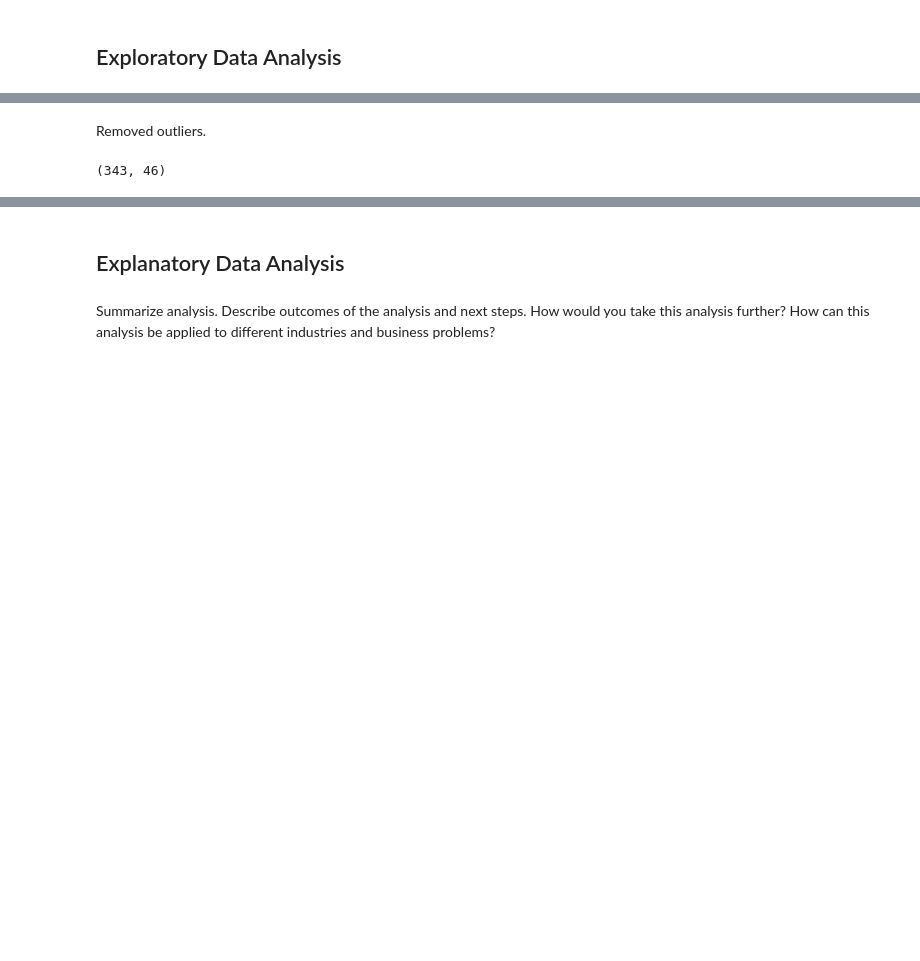
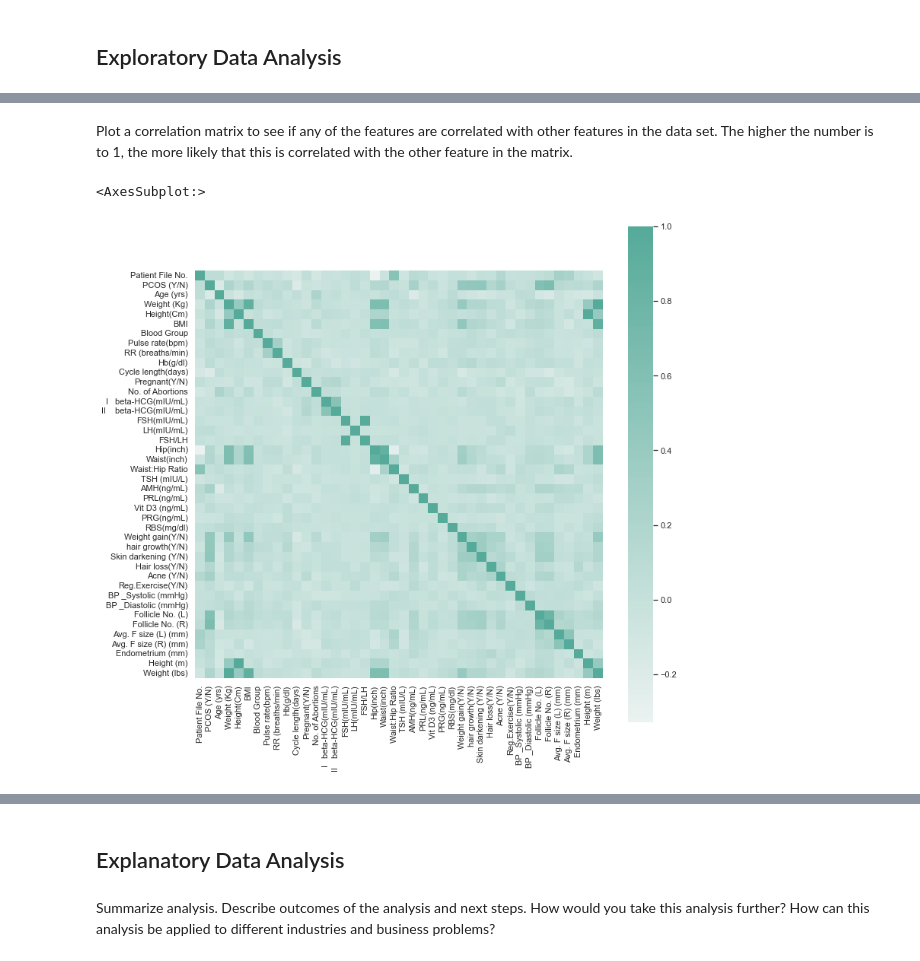
Before and after one commit to powellsarahbeth/PCOS_EDA, a Jupyter notebook: PCOS_Analysis.ipynb, the cells around one changed output, grey strips where cells are left out. Cells and saved outputs as stored; diff of their text form; code cells hidden in the pictures; blank space fills up the shorter version.

```diff
--- a/PCOS_Analysis.ipynb
+++ b/PCOS_Analysis.ipynb
@@ -338,0 +347,12 @@ dtype: int64
+# %%
+PCOS_woinf['Patient File No.'] = pd.to_numeric(PCOS_woinf['Patient File No.'], errors = 'coerce').astype('int64')
+PCOS_woinf['Age (yrs)'] = pd.to_numeric(PCOS_woinf['Age (yrs)'], errors = 'coerce').astype('int64')
+PCOS_woinf['Blood Group'] = pd.to_numeric(PCOS_woinf['Blood Group'], errors = 'coerce').astype('int64')
+PCOS_woinf['Pulse rate(bpm)'] = pd.to_numeric(PCOS_woinf['Pulse rate(bpm)'], errors = 'coerce').astype('int64')
+PCOS_woinf['RR (breaths/min)'] = pd.to_numeric(PCOS_woinf['RR (breaths/min)'], errors = 'coerce').astype('int64')
+PCOS_woinf['Cycle length(days)'] = pd.to_numeric(PCOS_woinf['Cycle length(days)'], errors = 'coerce').astype('int64')
+PCOS_woinf['No. of Abortions'] = pd.to_numeric(PCOS_woinf['No. of Abortions'], errors = 'coerce').astype('int64')
+PCOS_woinf['BP _Systolic (mmHg)'] = pd.to_numeric(PCOS_woinf['BP _Systolic (mmHg)'], errors = 'coerce').astype('int64')
+PCOS_woinf['BP _Diastolic (mmHg)'] = pd.to_numeric(PCOS_woinf['BP _Diastolic (mmHg)'], errors = 'coerce').astype('int64')
+PCOS_woinf['Follicle No. (L)'] = pd.to_numeric(PCOS_woinf['Follicle No. (L)'], errors = 'coerce').astype('int64')
+PCOS_woinf['Avg. F size (R) (mm)'] = pd.to_numeric(PCOS_woinf['Avg. F size (R) (mm)'], errors = 'coerce').astype('int64')
@@ -338,0 +364,3 @@ dtype: int64
+# %%
+PCOS_woinf.drop(['Sl. No'], axis = 1, inplace = True)
+PCOS_woinf.drop(['Cycle(R/I)'], axis = 1, inplace = True)
@@ -465,2 +430,0 @@ sns.lmplot(data = PCOS_outliers_removed, x = "TSH (mIU/L)", y = "Weight (lbs)",
-# %% [markdown]
-Removed outliers.
@@ -470,4 +430,0 @@ PCOS_outliers_removed = PCOS_woinf.drop(PCOS_woinf.index[~constraints], inplace
-# %%
-PCOS_outliers_removed.shape
-# %% [output]
-(343, 46)
@@ -473,0 +435,9 @@ PCOS_outliers_removed.shape
+# %% [markdown]
+Plot a correlation matrix to see if any of the features are correlated with other features in the data set. The higher the number is to 1, the more likely that this is correlated with the other feature in the matrix.
+# %%
+coorelation_matrix = PCOS_woinf.corr()
+plt.subplots(figsize = (12, 12))
+sns.heatmap(coorelation_matrix, cmap = light, square = True)
+# %% [output]
+<AxesSubplot:>
+[figure, added]
```
Also changed, not shown: parts of 82 cells of this notebook.
